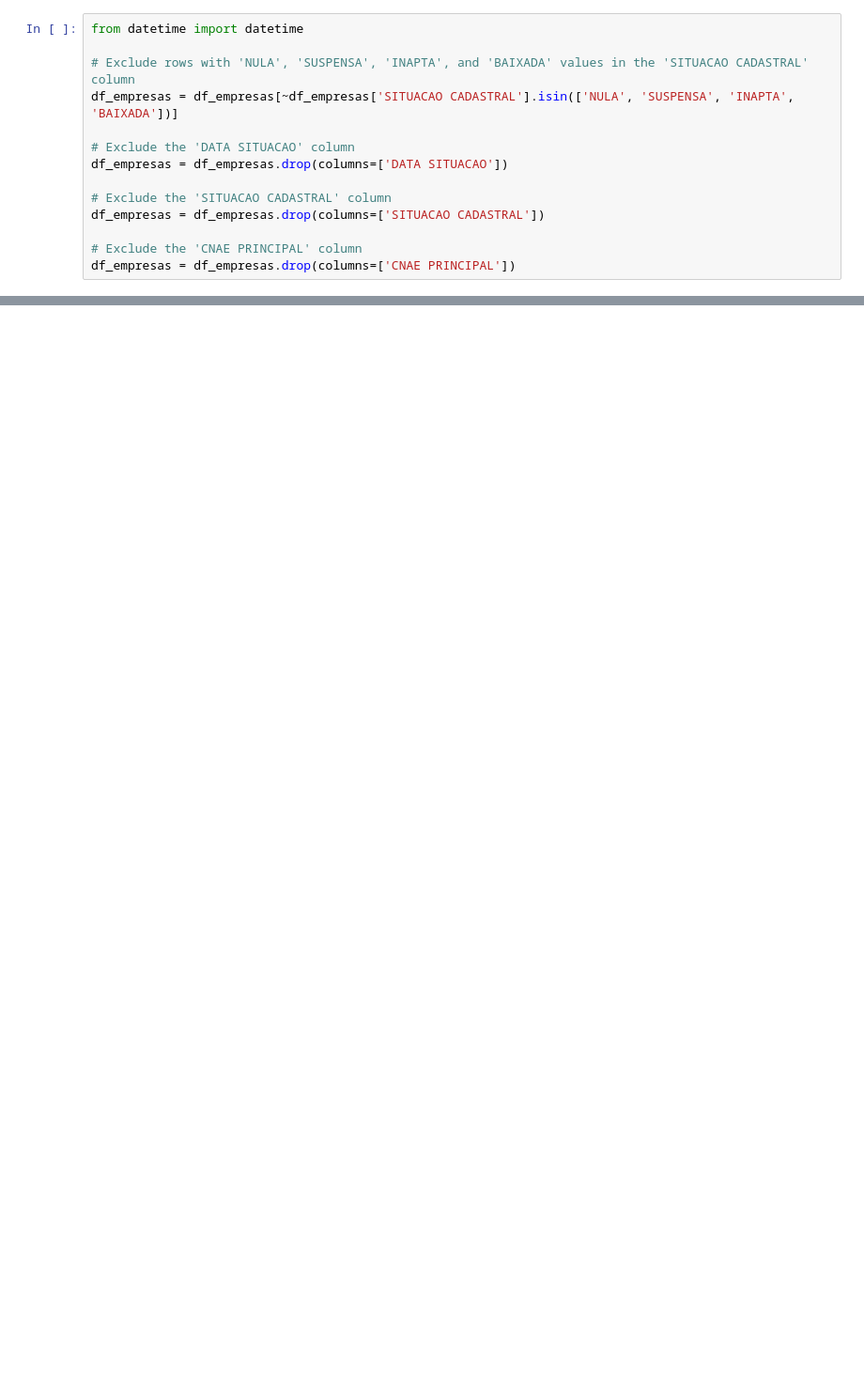
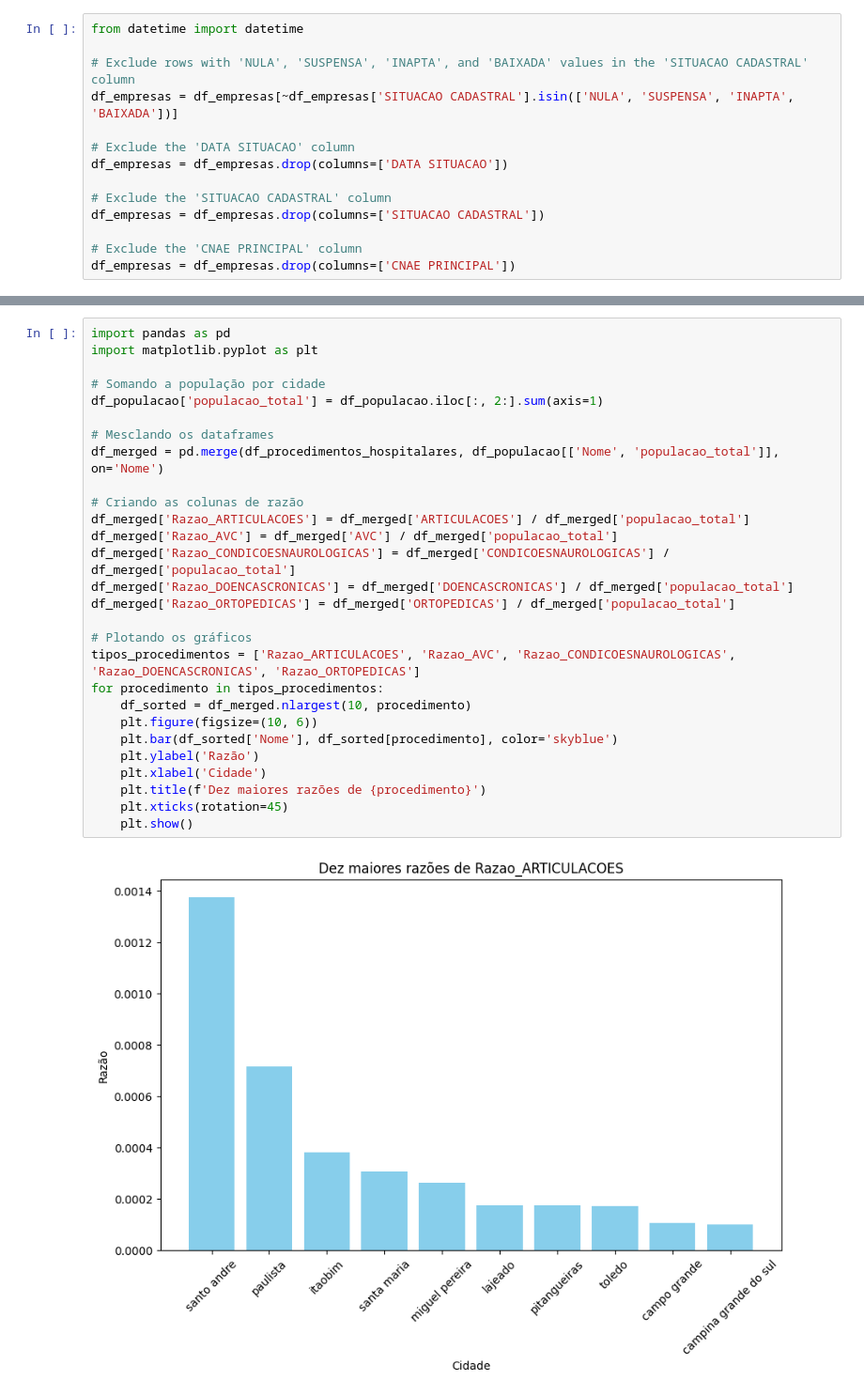
Before and after one commit to FabricioLealRS/potencial_clinicas_fisioterapia, a Jupyter notebook: Trabalho_grupo_marketing.ipynb, the cells around one changed output, grey strips where cells are left out. Shown at 94% size. Cells and saved outputs as stored; diff of their text form; blank space fills up the shorter version.

```diff
--- a/Trabalho_grupo_marketing.ipynb
+++ b/Trabalho_grupo_marketing.ipynb
@@ -291,0 +578,30 @@ df_empresas_qtd.to_csv(diretorio + 'df_empresas_qtd.csv', index=False, sep=';')
+# %%
+import pandas as pd
+import matplotlib.pyplot as plt
+
+# Somando a população por cidade
+df_populacao['populacao_total'] = df_populacao.iloc[:, 2:].sum(axis=1)
+
+# Mesclando os dataframes
+df_merged = pd.merge(df_procedimentos_hospitalares, df_populacao[['Nome', 'populacao_total']], on='Nome')
+
+# Criando as colunas de razão
+df_merged['Razao_ARTICULACOES'] = df_merged['ARTICULACOES'] / df_merged['populacao_total']
+df_merged['Razao_AVC'] = df_merged['AVC'] / df_merged['populacao_total']
+df_merged['Razao_CONDICOESNAUROLOGICAS'] = df_merged['CONDICOESNAUROLOGICAS'] / df_merged['populacao_total']
+df_merged['Razao_DOENCASCRONICAS'] = df_merged['DOENCASCRONICAS'] / df_merged['populacao_total']
+df_merged['Razao_ORTOPEDICAS'] = df_merged['ORTOPEDICAS'] / df_merged['populacao_total']
+
+# Plotando os gráficos
+tipos_procedimentos = ['Razao_ARTICULACOES', 'Razao_AVC', 'Razao_CONDICOESNAUROLOGICAS', 'Razao_DOENCASCRONICAS', 'Razao_ORTOPEDICAS']
+for procedimento in tipos_procedimentos:
+    df_sorted = df_merged.nlargest(10, procedimento)
+    plt.figure(figsize=(10, 6))
+    plt.bar(df_sorted['Nome'], df_sorted[procedimento], color='skyblue')
+    plt.ylabel('Razão')
+    plt.xlabel('Cidade')
+    plt.title(f'Dez maiores razões de {procedimento}')
+    plt.xticks(rotation=45)
+    plt.show()
+# %% [output]
+[figure, added]
```
Also changed, not shown: parts of 45 cells of this notebook.
